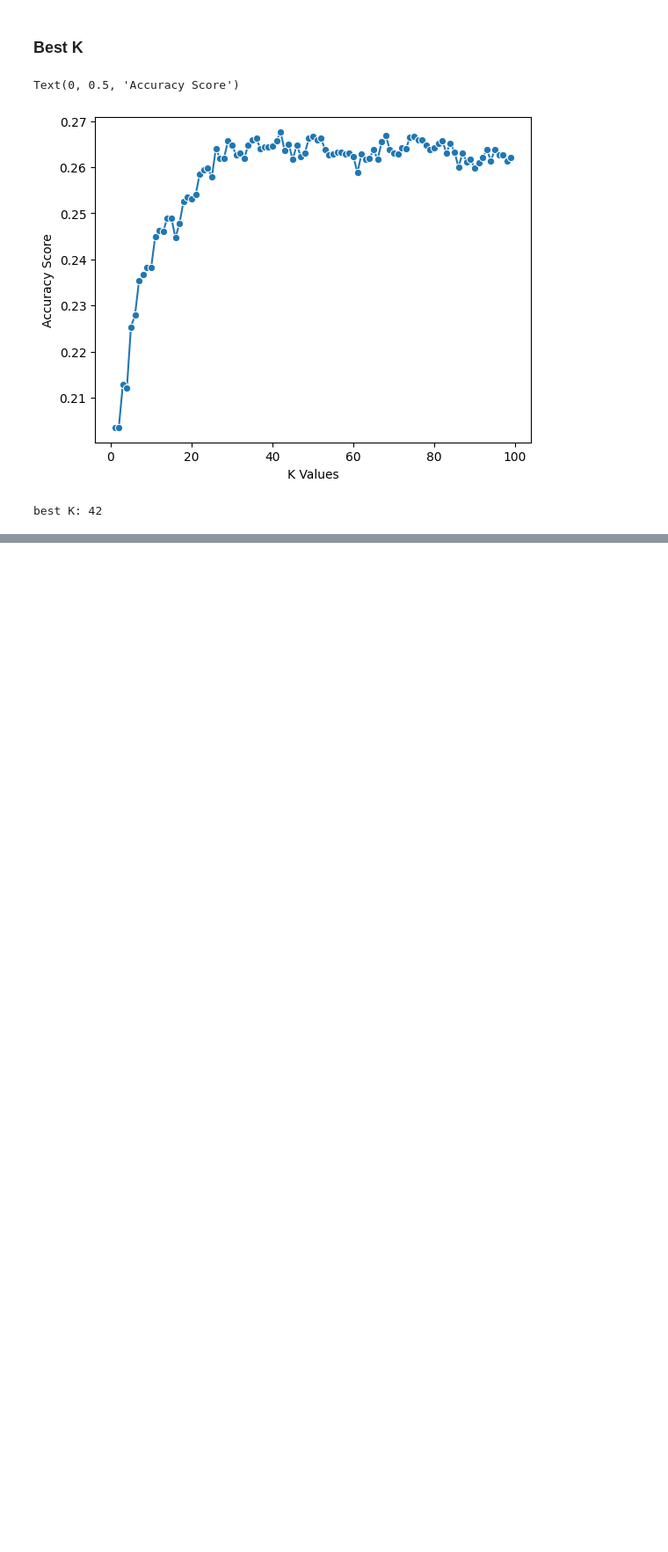
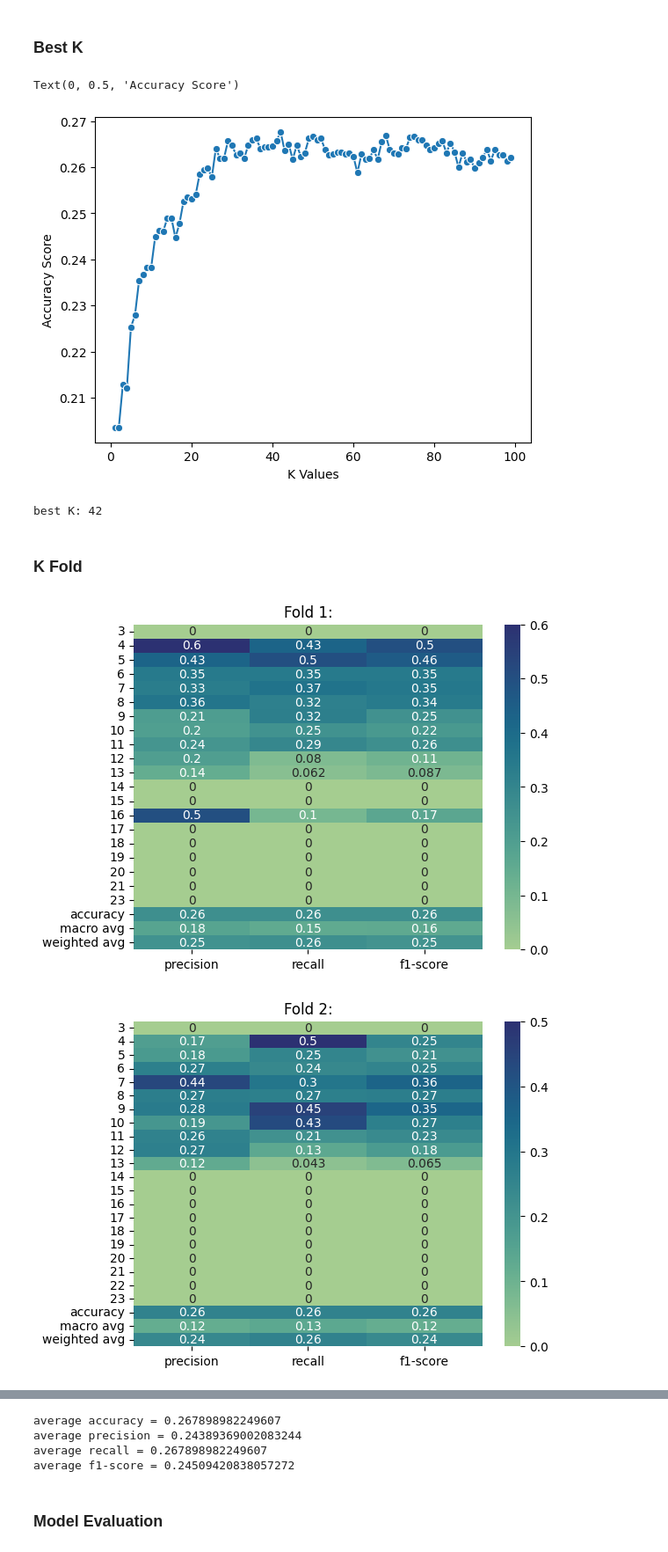
Before and after one commit to amirkasaei/K-Nearest-Neighbors-Classification-with-scikit-learn, a Jupyter notebook: K_Nearest_Neighbors.ipynb, the cells around one changed output, grey strips where cells are left out. Shown at 88% size. Saved outputs shown, nothing was run; the diff lists cells and outputs as text; code cells hidden in the pictures; blank space fills up the shorter version.

```diff
--- a/K_Nearest_Neighbors.ipynb
+++ b/K_Nearest_Neighbors.ipynb
@@ -172,3 +224,2 @@ scoring = {'accuracy' : make_scorer(precision_score, average = 'weighted'),
 # %%
 knn = KNeighborsClassifier(n_neighbors=best_k, weights='distance')
-score = cross_validate(knn, x, y, cv=10, scoring=scoring)
@@ -255,3 +289,6 @@ x.head()
+# %%
+x = np.array(x)
+y = np.array(y)
 # %% [markdown]
 ### **Splitting Data**
 80% train and 20% test
@@ -279,3 +316,28 @@ best_k = k_values[best_index]
 print('best K:', best_k)
 # %% [output]
 best K: 42
+# %% [markdown]
+### **K Fold**
+# %%
+folds_report = []
+kf = KFold(n_splits=10, shuffle=True)
+folds = kf.split(x, y)
+
+for i, (train_index, test_index) in enumerate(folds, start=1):
+
+  x_train_fold, x_test_fold, y_train_fold, y_test_fold = x[train_index], x[test_index], y[train_index], y[test_index]
+
+  knn = KNeighborsClassifier(n_neighbors=best_k, weights='distance')
+  knn.fit(x_train_fold, y_train_fold)
+
+  y_pred_fold = knn.predict(x_test_fold)
+
+  report = classification_report(y_test_fold, y_pred_fold, output_dict=True, zero_division=0)
+  folds_report.append(report)
+
+  plt.figure()
+  plt.title(f"Fold {i}:")
+  sns.heatmap(pd.DataFrame(report).iloc[:-1, :].T, annot=True, cmap="crest")
+# %% [output]
+[figure, added]
+[figure, added]
@@ -282 +352,21 @@ best K: 42
+# %%
+accuracy, precision, recall, f1_score = [], [], [], []
+for report in folds_report:
+  accuracy.append(report['accuracy'])
+  precision.append(report['weighted avg']['precision'])
+  recall.append(report['weighted avg']['recall'])
+  f1_score.append(report['weighted avg']['f1-score'])
+
+avg_accuracy = np.mean(accuracy)
+avg_precision = np.mean(precision)
+avg_recall = np.mean(recall)
+avg_f1_score = np.mean(f1_score)
+print('average accuracy =', avg_accuracy, '\naverage precision =', avg_precision, '\naverage recall =', avg_recall, '\naverage f1-score =', avg_f1_score)
+# %% [output]
+average accuracy = 0.267898982249607
+average precision = 0.24389369002083244
+average recall = 0.267898982249607
+average f1-score = 0.24509420838057272
+# %% [markdown]
+### **Model Evaluation**
 # %% [markdown]
```
Also changed, not shown: parts of 33 cells of this notebook.
